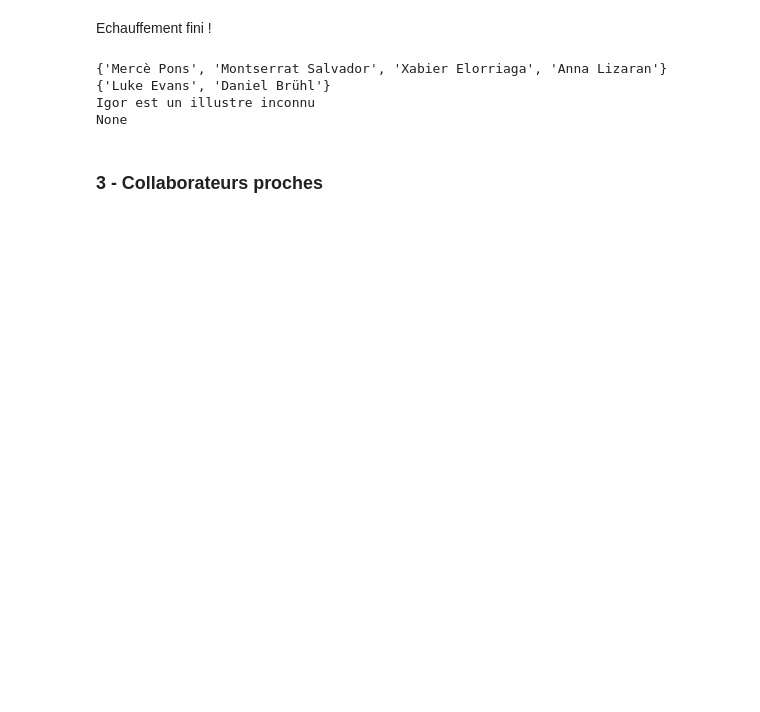
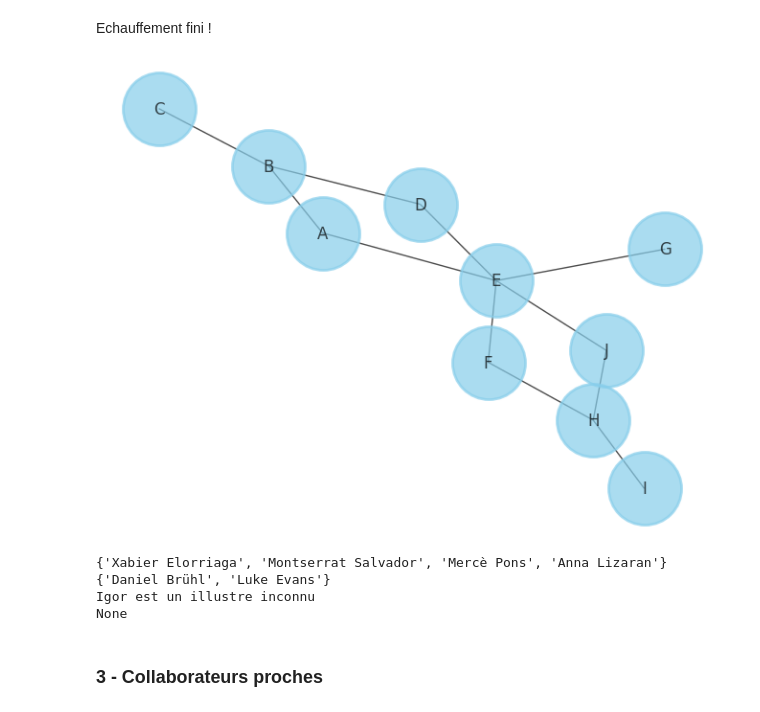
Before and after one commit to JuliannMerit/SAE_Graphe, a Jupyter notebook: SAE_graphe.ipynb, the cells around one changed output. Saved outputs shown, nothing was run; the diff lists cells and outputs as text; code cells hidden in the pictures; blank space fills up the shorter version.

```diff
--- a/SAE_graphe.ipynb
+++ b/SAE_graphe.ipynb
@@ -98,5 +94,11 @@ display(biggerGraphe)
 # %% [markdown]
 Echauffement fini !
+# %%
+G = nx.Graph()
+G.add_edges_from([("A", "B"), ("C", "B"), ("B", "D"), ("D", "E"), ("E", 'F'), ("F", "H"), ("H", "I"), ("H", "J"), ("E", "G"), ("E", "A"), ("E", "J")])
+display(G)
+# %% [output]
+[figure, added]
 # %%
 def collaborateursCommuns(G, acteurI, acteurII):
     """fonction de recherche déterminants quels sont les artistes ayant collaboré avec les deux acteurs en paramètre
@@ -124,8 +126,8 @@ print(collaborateursCommuns(graphe, 'Núria Espert', 'Rosa Maria Sardà'))
 print(collaborateursCommuns(graphe, "Emma Watson", "Dany Boon"))
 print(collaborateursCommuns(graphe, "Igor", "Louis de Funès"))
 # %% [output]
-{'Mercè Pons', 'Montserrat Salvador', 'Xabier Elorriaga', 'Anna Lizaran'}
-{'Luke Evans', 'Daniel Brühl'}
+{'Xabier Elorriaga', 'Montserrat Salvador', 'Mercè Pons', 'Anna Lizaran'}
+{'Daniel Brühl', 'Luke Evans'}
 Igor est un illustre inconnu
 None
 # %% [markdown]
```
Also changed, not shown: parts of 11 cells of this notebook.
